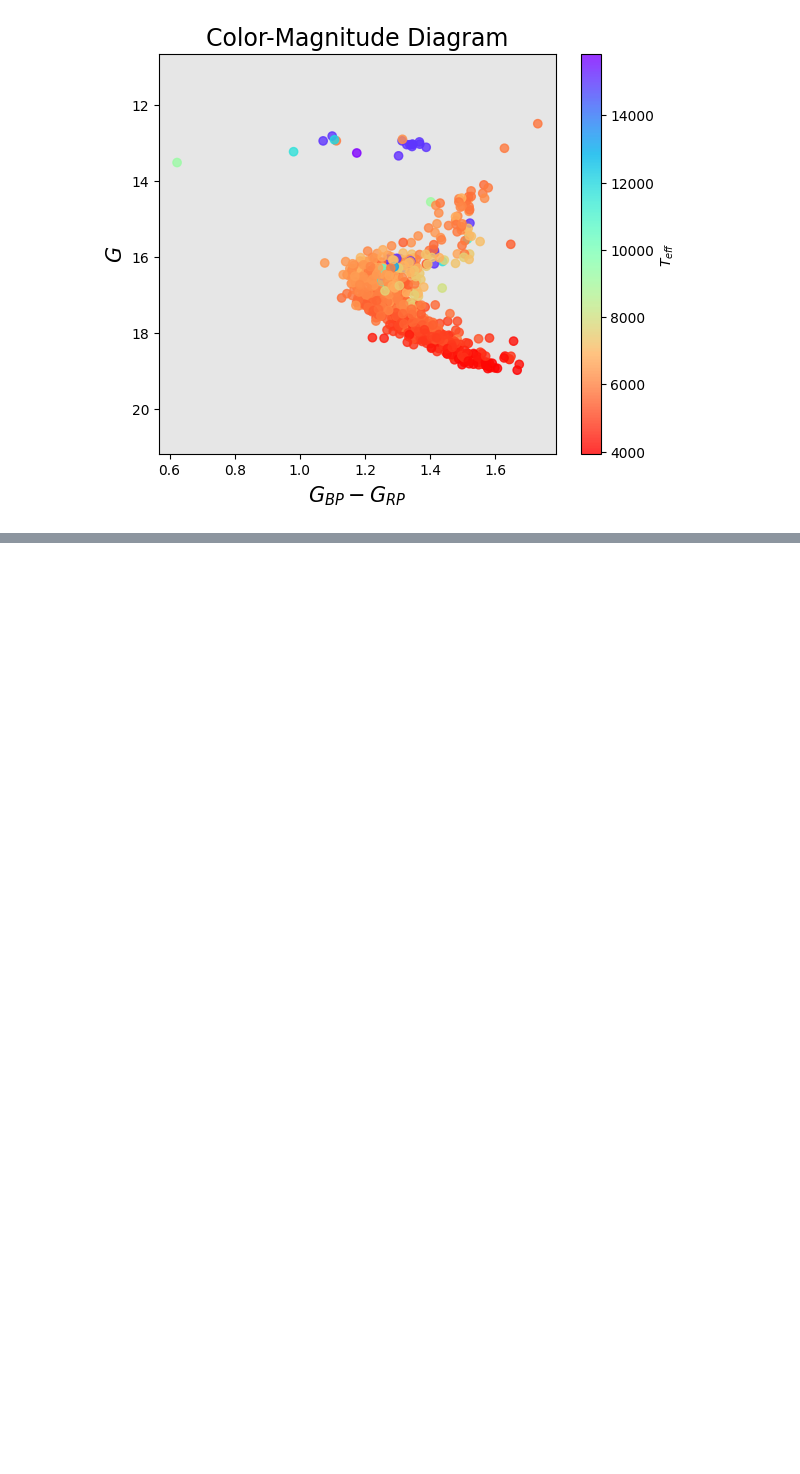
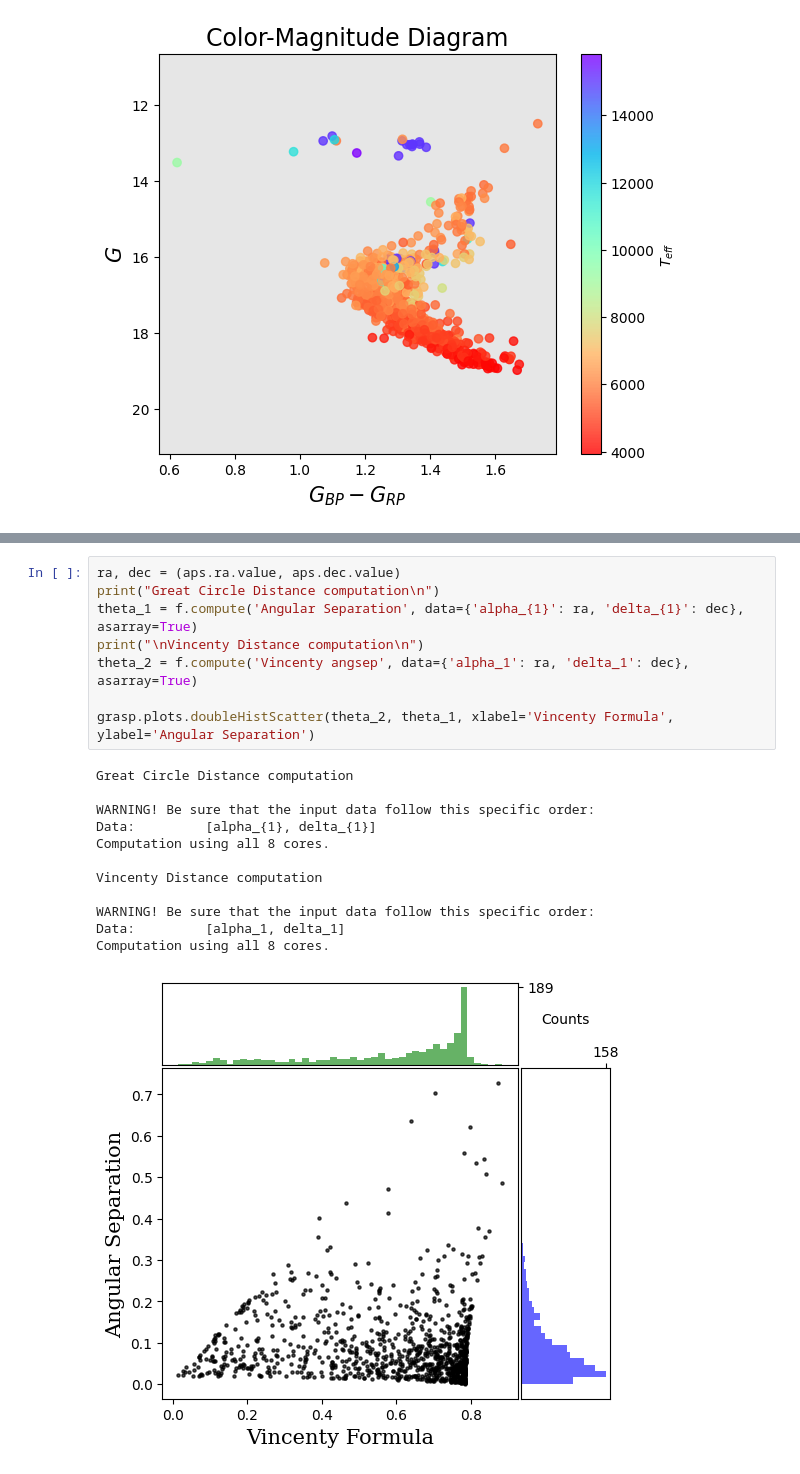
Before and after one commit to pietroferraiuolo/GRASP, a Jupyter notebook: scripts/n6121_analysis.ipynb, the cells around one changed output, grey strips where cells are left out. Cells and saved outputs as stored; diff of their text form; blank space fills up the shorter version.

```diff
--- a/scripts/n6121_analysis.ipynb
+++ b/scripts/n6121_analysis.ipynb
@@ -165,0 +110,21 @@ grasp.plots.doubleHistScatter(theta_2.computed_values, theta_1.computed_values,
+# %%
+ra, dec = (aps.ra.value, aps.dec.value)
+print("Great Circle Distance computation\n")
+theta_1 = f.compute('Angular Separation', data={'alpha_{1}': ra, 'delta_{1}': dec}, asarray=True)
+print("\nVincenty Distance computation\n")
+theta_2 = f.compute('Vincenty angsep', data={'alpha_1': ra, 'delta_1': dec}, asarray=True)
+
+grasp.plots.doubleHistScatter(theta_2, theta_1, xlabel='Vincenty Formula', ylabel='Angular Separation')
+# %% [output]
+Great Circle Distance computation
+
+WARNING! Be sure that the input data follow this specific order:
+Data:         [alpha_{1}, delta_{1}]
+Computation using all 8 cores.
+
+Vincenty Distance computation
+
+WARNING! Be sure that the input data follow this specific order:
+Data:         [alpha_1, delta_1]
+Computation using all 8 cores.
+[figure, added]
```
Also changed, not shown: parts of 29 cells of this notebook, 6 other files.
